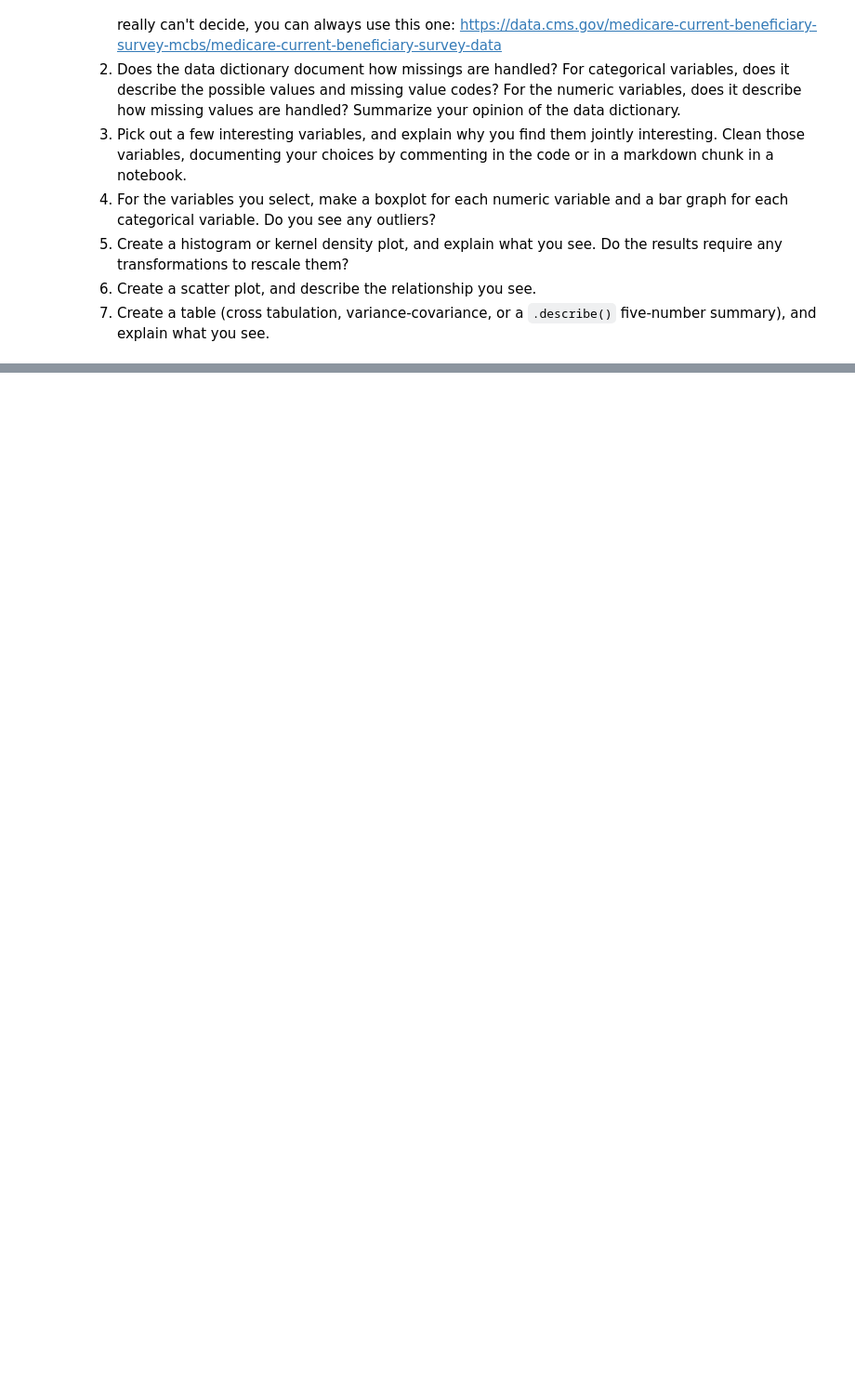
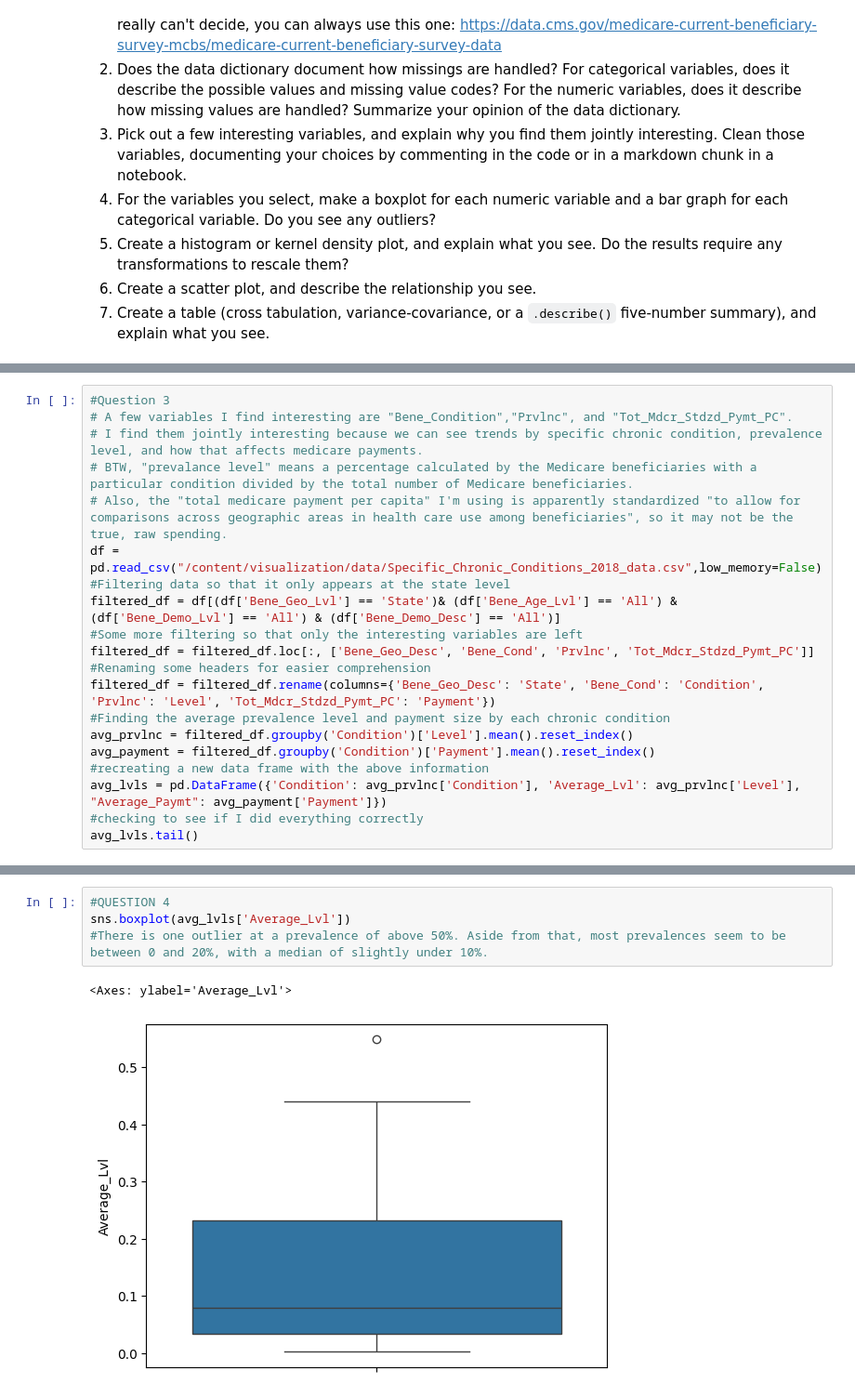
Before and after one commit to FlavienS6/visualization, a Jupyter notebook: assignment/assignment.ipynb, the cells around one changed output, grey strips where cells are left out. Shown at 93% size. Saved outputs shown, nothing was run; the diff lists cells and outputs as text; blank space fills up the shorter version.

```diff
--- a/assignment/assignment.ipynb
+++ b/assignment/assignment.ipynb
@@ -257,0 +270,20 @@ For some context, the Federal government ultimately spent about $4.4 trillion in
+# %%
+#Question 3
+# A few variables I find interesting are "Bene_Condition","Prvlnc", and "Tot_Mdcr_Stdzd_Pymt_PC".
+# I find them jointly interesting because we can see trends by specific chronic condition, prevalence level, and how that affects medicare payments.
+# BTW, "prevalance level" means a percentage calculated by the Medicare beneficiaries with a particular condition divided by the total number of Medicare beneficiaries.
+# Also, the "total medicare payment per capita" I'm using is apparently standardized "to allow for comparisons across geographic areas in health care use among beneficiaries", so it may not be the true, raw spending.
+df = pd.read_csv("/content/visualization/data/Specific_Chronic_Conditions_2018_data.csv",low_memory=False)
+#Filtering data so that it only appears at the state level
+filtered_df = df[(df['Bene_Geo_Lvl'] == 'State')& (df['Bene_Age_Lvl'] == 'All') & (df['Bene_Demo_Lvl'] == 'All') & (df['Bene_Demo_Desc'] == 'All')]
+#Some more filtering so that only the interesting variables are left
+filtered_df = filtered_df.loc[:, ['Bene_Geo_Desc', 'Bene_Cond', 'Prvlnc', 'Tot_Mdcr_Stdzd_Pymt_PC']]
+#Renaming some headers for easier comprehension
+filtered_df = filtered_df.rename(columns={'Bene_Geo_Desc': 'State', 'Bene_Cond': 'Condition', 'Prvlnc': 'Level', 'Tot_Mdcr_Stdzd_Pymt_PC': 'Payment'})
+#Finding the average prevalence level and payment size by each chronic condition
+avg_prvlnc = filtered_df.groupby('Condition')['Level'].mean().reset_index()
+avg_payment = filtered_df.groupby('Condition')['Payment'].mean().reset_index()
+#recreating a new data frame with the above information
+avg_lvls = pd.DataFrame({'Condition': avg_prvlnc['Condition'], 'Average_Lvl': avg_prvlnc['Level'], "Average_Paymt": avg_payment['Payment']})
+#checking to see if I did everything correctly
+avg_lvls.tail()
@@ -257,0 +297,7 @@ For some context, the Federal government ultimately spent about $4.4 trillion in
+# %%
+#QUESTION 4
+sns.boxplot(avg_lvls['Average_Lvl'])
+#There is one outlier at a prevalence of above 50%. Aside from that, most prevalences seem to be between 0 and 20%, with a median of slightly under 10%.
+# %% [output]
+<Axes: ylabel='Average_Lvl'>
+[figure, added]
```
Also changed, not shown: parts of 10 cells of this notebook.
